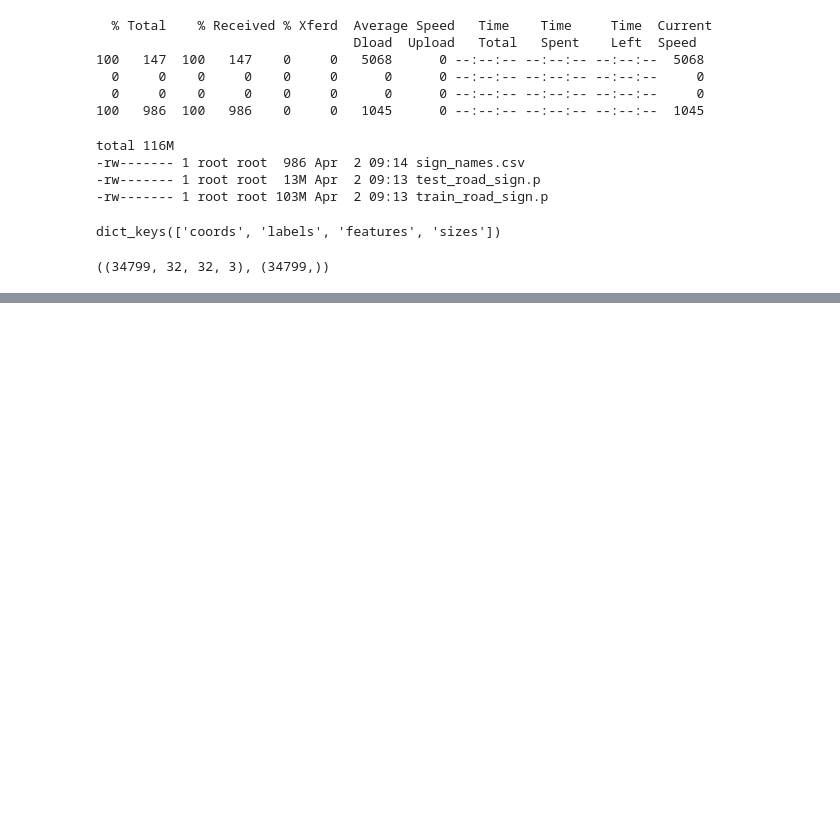
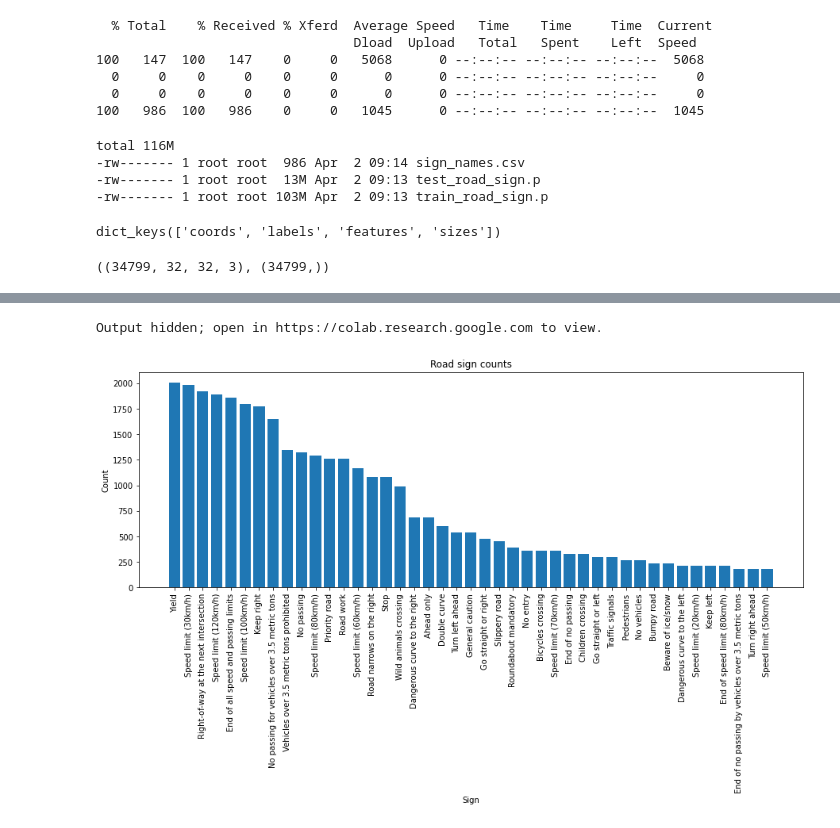
Before and after one commit to Rafal-KOSINSKR/DataWorkshop-Matrix, a Jupyter notebook: Matrix-III/RoadSigns.ipynb, the cells around one changed output, grey strips where cells are left out. Cells and saved outputs as stored; diff of their text form; code cells hidden in the pictures; blank space fills up the shorter version.

```diff
--- a/Matrix-III/RoadSigns.ipynb
+++ b/Matrix-III/RoadSigns.ipynb
@@ -127,0 +97,27 @@ ls
+# %%
+for sign in dict_signs.keys():
+  given_signs = X_train[y_train==sign]
+  plt.figure(figsize=(15,5))
+  for i in range(9):
+    plt.subplot('19{0}'.format(i+1))
+    plt.imshow(given_signs[i])
+    plt.axis('off')
+plt.tight_layout()
+plt.show()
+# %% [output]
+Output hidden; open in https://colab.research.google.com to view.
+# %%
+cnt = Counter(y_train).most_common()
+label_ids, label_counts = zip(*cnt)
+label_ids, label_counts
+ids = range(len(label_ids))
+plt.figure(figsize=(15,5))
+plt.bar(ids, label_counts)
+plt.xlabel('Sign')
+plt.ylabel('Count')
+labels = [dict_signs[label_ids[x]] for x in label_ids]
+plt.xticks(ids, labels, rotation='vertical')
+plt.title('Road sign counts')
+plt.show()
+# %% [output]
+[figure, added]
```
Also changed, not shown: parts of 17 cells of this notebook.
